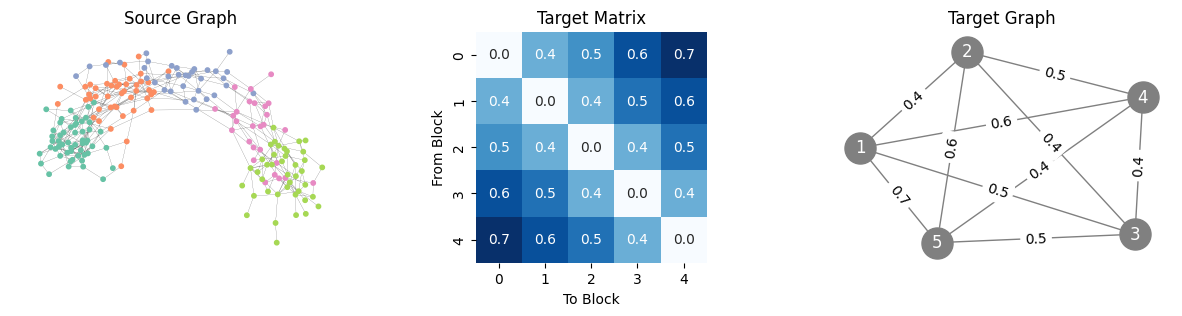
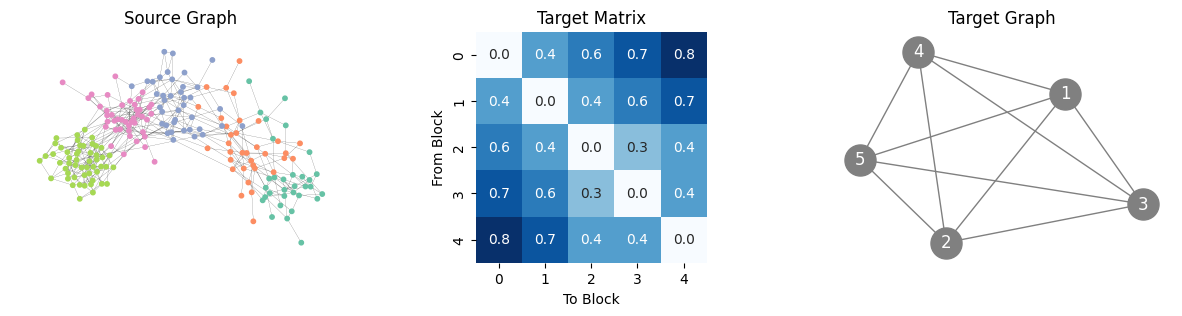
The change to this notebook cell's code, shown as a diff; its figure went from the first image to the second:
--- before
+++ after
@@ -1,7 +1,7 @@
-from src.shapes import MixingMatrixInOut
-from src.distances import distance_graph
-from src.simulation.utils import ct_group
-from src.simulation.graph import SimulatedGraph
-from src.simulation.utils import true_median_c
+from src.otgp.shapes import MixingMatrixInOut
+from src.otgp.distances import distance_graph
+from src.otgp.simulation.utils import ct_group
+from src.otgp.simulation.graph import SimulatedGraph
+from src.otgp.simulation.utils import true_median_c
 import matplotlib.pyplot as plt
 import networkx as nx
@@ -60,5 +60,5 @@
 pos = nx.spring_layout(G)  # layout automatique
 nx.draw(G, pos, node_color='grey', with_labels=True, edge_color='gray', node_size=500, ax=axes[2], font_color = "white")
-nx.draw_networkx_edge_labels(G, pos, edge_labels=edge_weights, font_color='black', ax=axes[2], font_size=10, label_pos=0.5)
+#nx.draw_networkx_edge_labels(G, pos, edge_labels=edge_weights, font_color='black', ax=axes[2], font_size=10, label_pos=0.5)
 
 axes[0].set_title("Source Graph", y=1)

Commit: package code